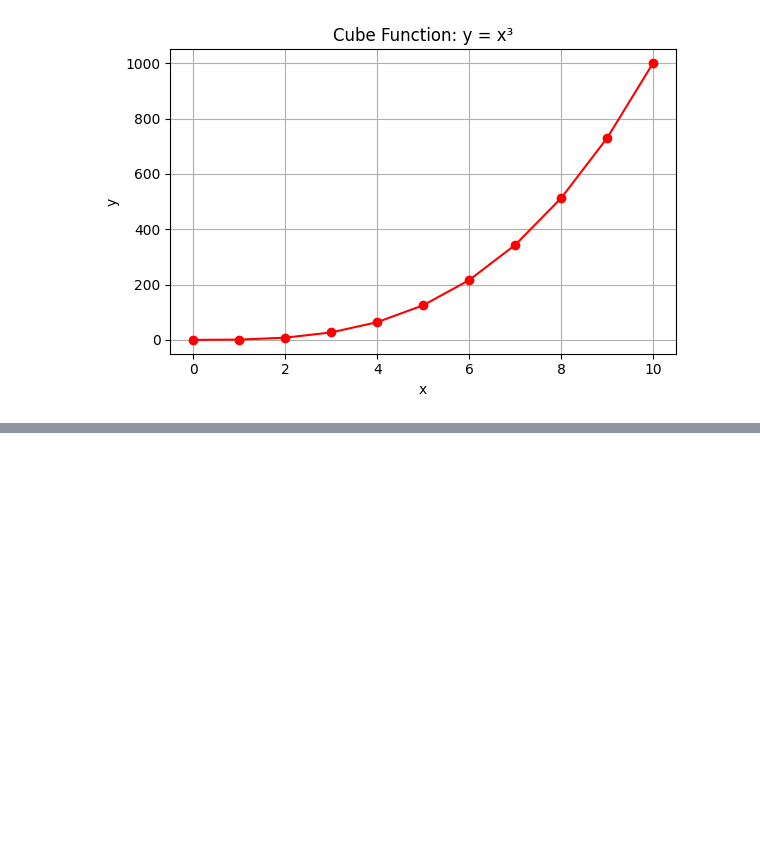
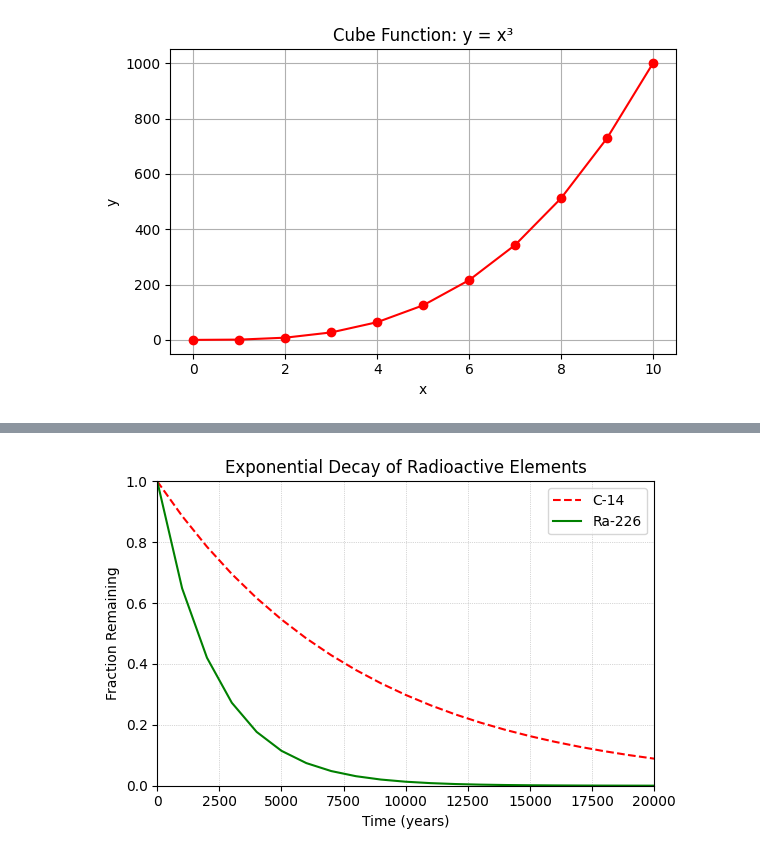
Before and after one commit to Innocente0/alu-machine_learning, a Jupyter notebook: 0_line.ipynb, the cells around one changed output, grey strips where cells are left out. Drawn from its saved outputs; the diff is of its cells as text; code cells hidden in the pictures; blank space fills up the shorter version.

```diff
--- a/0_line.ipynb
+++ b/0_line.ipynb
@@ -45,0 +66,25 @@ plt.show()
+# %%
+#!/usr/bin/env python3
+
+x = np.arange(0, 21000, 1000)
+r = np.log(0.5)
+t1 = 5730
+t2 = 1600
+y1 = np.exp((r / t1) * x)
+y2 = np.exp((r / t2) * x)
+
+# your code here
+plt.figure(figsize=(6, 4))
+plt.plot(x, y1, 'r--', label='C-14')   # 'r--' = red dashed
+plt.plot(x, y2, 'g-',  label='Ra-226') # 'g-'  = green solid
+plt.xlabel('Time (years)')
+plt.ylabel('Fraction Remaining')
+plt.title('Exponential Decay of Radioactive Elements')
+plt.xlim(0, 20000)
+plt.ylim(0, 1)
+plt.legend(loc='upper right')
+plt.grid(True, ls=':', lw=0.5)
+plt.tight_layout()
+plt.show()
+# %% [output]
+[figure, added]
```
Also changed, not shown: parts of 6 cells of this notebook.
